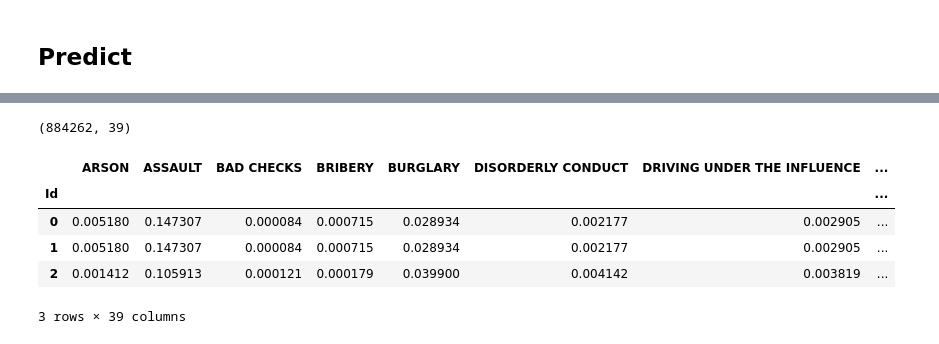
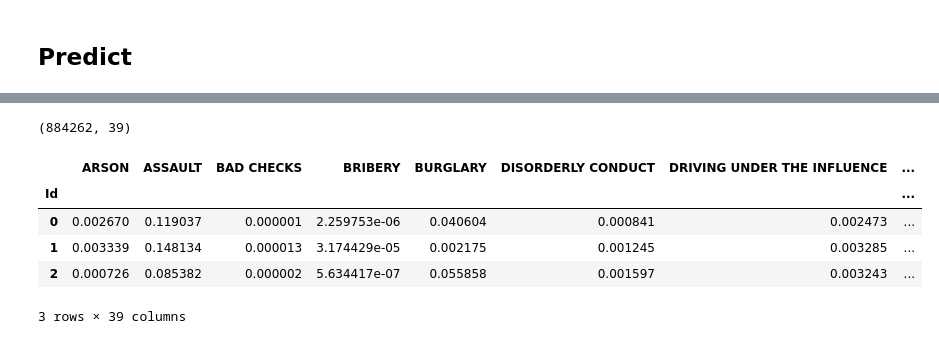
Before and after one commit to SW7THML/sf-crime, a Jupyter notebook: delivers/baseline-script.ipynb, the cells around one changed output, grey strips where cells are left out. Saved outputs shown, nothing was run; the diff lists cells and outputs as text; code cells hidden in the pictures.

Commit message:
One hot encode all address data

```diff
--- a/delivers/baseline-script.ipynb
+++ b/delivers/baseline-script.ipynb
@@ -155,0 +177,11 @@ combi.head(3)
+# %%
+from sklearn.preprocessing import LabelEncoder, OneHotEncoder
+
+label_encoder = LabelEncoder()
+one_hot_encoder = OneHotEncoder(dtype=np.bool)
+
+combi["Address(encode)"] = label_encoder.fit_transform(combi["Address"])
+address = one_hot_encoder.fit_transform(combi[["Address(encode)"]])
+
+print(address.shape)
+address
@@ -155,0 +192,6 @@ combi.head(3)
+# %%
+train_address = address[:len(train), :]
+test_address = address[len(train):, :]
+
+print("Train = {0}".format(train_address.shape))
+print("Test = {0}".format(test_address.shape))
@@ -230,0 +276,5 @@ X_train.head(3)
+# %%
+from scipy.sparse import hstack
+
+X_train = hstack((X_train.values.astype(np.float32), train_address.astype(np.float32)))
+X_train
@@ -273,0 +327,3 @@ X_test.head(3)
+# %%
+X_test = hstack((X_test.values.astype(np.float32), test_address.astype(np.float32)))
+X_test
@@ -300,16 +359,16 @@ array([[  5.18022914e-03,   1.47306845e-01,   8.35309027e-05,
 # %%
-submission = pd.DataFrame(prediction, index=X_test.index, columns = sample.columns)
+submission = pd.DataFrame(prediction, index=test.index, columns = sample.columns)
 submission = submission.reindex_axis(sorted(submission.columns), axis=1,)
 
 print(submission.shape)
 submission.head(3)
 # %% [output]
 (884262, 39)
 |  | ARSON | ASSAULT | BAD CHECKS | BRIBERY | BURGLARY | DISORDERLY CONDUCT | DRIVING UNDER THE INFLUENCE | ... |
 | Id |  |  |  |  |  |  |  | ... |
-| 0 | 0.005180 | 0.147307 | 0.000084 | 0.000715 | 0.028934 | 0.002177 | 0.002905 | ... |
-| 1 | 0.005180 | 0.147307 | 0.000084 | 0.000715 | 0.028934 | 0.002177 | 0.002905 | ... |
-| 2 | 0.001412 | 0.105913 | 0.000121 | 0.000179 | 0.039900 | 0.004142 | 0.003819 | ... |
+| 0 | 0.002670 | 0.119037 | 0.000001 | 2.259753e-06 | 0.040604 | 0.000841 | 0.002473 | ... |
+| 1 | 0.003339 | 0.148134 | 0.000013 | 3.174429e-05 | 0.002175 | 0.001245 | 0.003285 | ... |
+| 2 | 0.000726 | 0.085382 | 0.000002 | 5.634417e-07 | 0.055858 | 0.001597 | 0.003243 | ... |
 3 rows × 39 columns
 # %%
 from datetime import datetime
```
Also changed, not shown: parts of 14 cells of this notebook, 2 other files.
